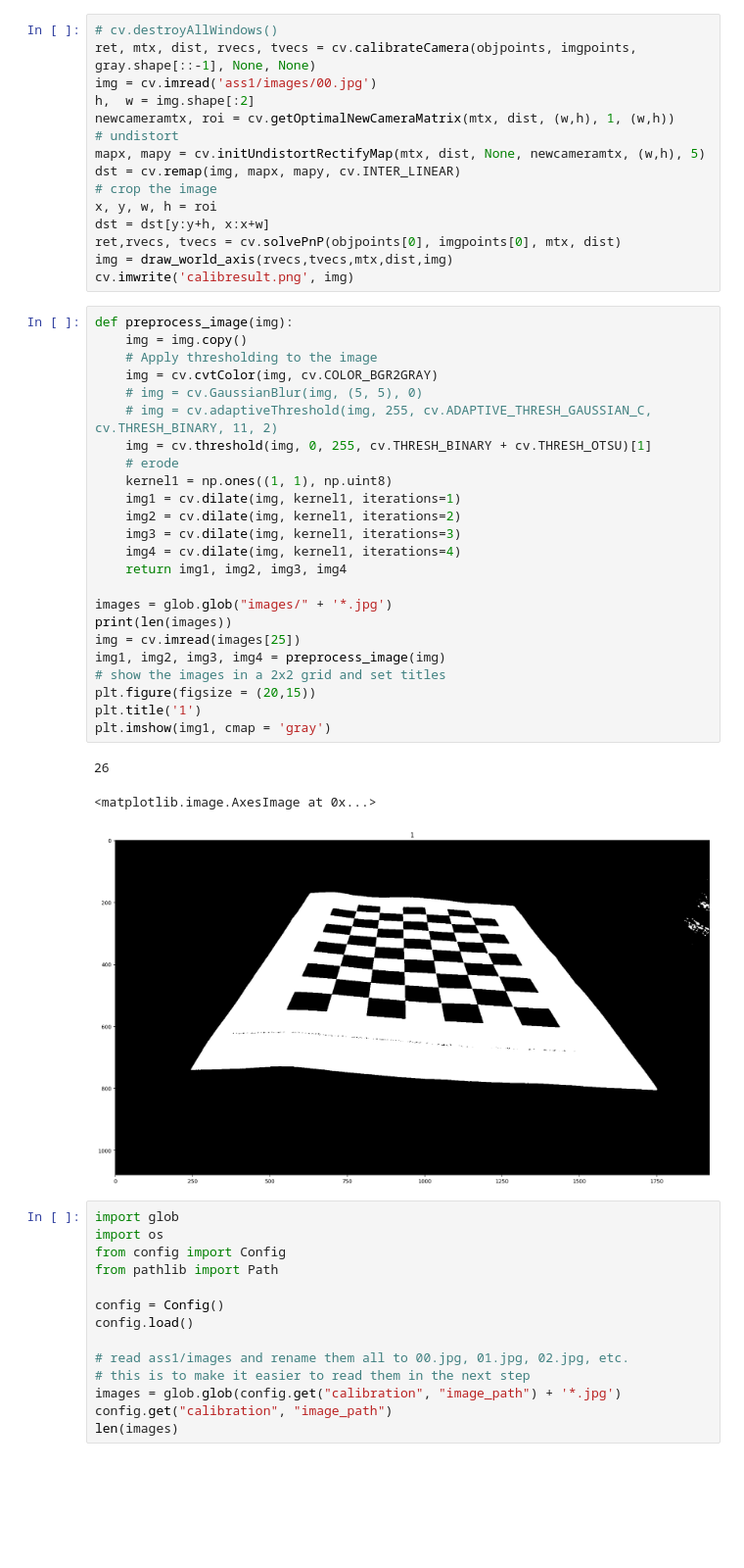
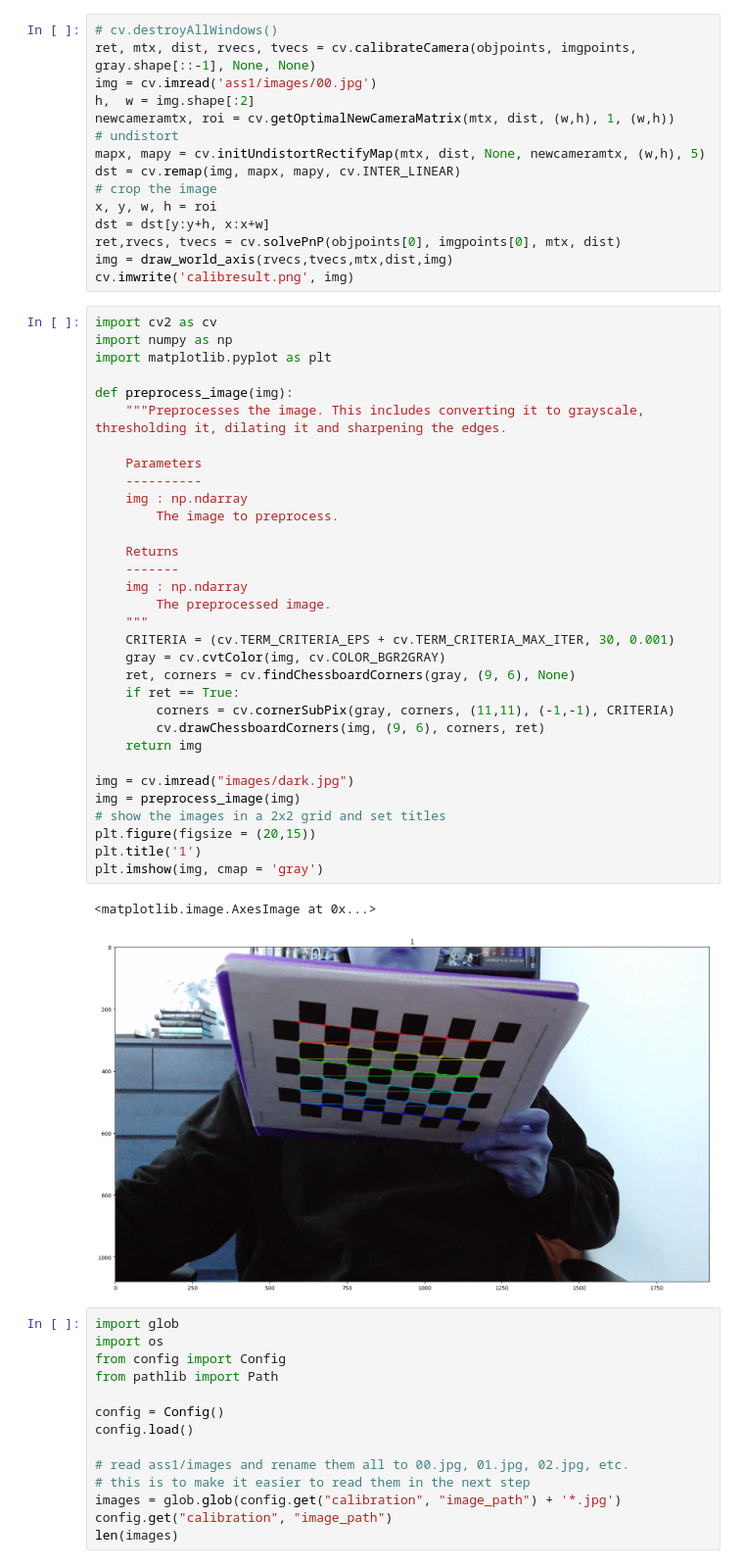
Before and after one commit to FunnyPocketBook/infocv, a Jupyter notebook: ass1/main.ipynb, the cells around one changed output. Shown at 98% size. Cells and saved outputs as stored; diff of their text form; blank space fills up the shorter version.

```diff
--- a/ass1/main.ipynb
+++ b/ass1/main.ipynb
@@ -203,34 +203,41 @@ dst = dst[y:y+h, x:x+w]
 ret,rvecs, tvecs = cv.solvePnP(objpoints[0], imgpoints[0], mtx, dist)
 img = draw_world_axis(rvecs,tvecs,mtx,dist,img)
 cv.imwrite('calibresult.png', img)
-# %%
-def preprocess_image(img):
-    img = img.copy()
-    # Apply thresholding to the image
-    img = cv.cvtColor(img, cv.COLOR_BGR2GRAY)
-    # img = cv.GaussianBlur(img, (5, 5), 0)
-    # img = cv.adaptiveThreshold(img, 255, cv.ADAPTIVE_THRESH_GAUSSIAN_C, cv.THRESH_BINARY, 11, 2)
-    img = cv.threshold(img, 0, 255, cv.THRESH_BINARY + cv.THRESH_OTSU)[1]
-    # erode
-    kernel1 = np.ones((1, 1), np.uint8)
-    img1 = cv.dilate(img, kernel1, iterations=1)
-    img2 = cv.dilate(img, kernel1, iterations=2)
-    img3 = cv.dilate(img, kernel1, iterations=3)
-    img4 = cv.dilate(img, kernel1, iterations=4)
-    return img1, img2, img3, img4
-
-images = glob.glob("images/" + '*.jpg')
-print(len(images))
-img = cv.imread(images[25])
-img1, img2, img3, img4 = preprocess_image(img)
-# show the images in a 2x2 grid and set titles
-plt.figure(figsize = (20,15))
-plt.title('1')
-plt.imshow(img1, cmap = 'gray')
-# %% [output]
-26
-<matplotlib.image.AxesImage at 0x...>
-[figure, removed]
+# %%
+import cv2 as cv
+import numpy as np
+import matplotlib.pyplot as plt
+
+def preprocess_image(img):
+    """Preprocesses the image. This includes converting it to grayscale, thresholding it, dilating it and sharpening the edges.
+
+    Parameters
+    ----------
+    img : np.ndarray
+        The image to preprocess.
+
+    Returns
+    -------
+    img : np.ndarray
+        The preprocessed image.
+    """
+    CRITERIA = (cv.TERM_CRITERIA_EPS + cv.TERM_CRITERIA_MAX_ITER, 30, 0.001)
+    gray = cv.cvtColor(img, cv.COLOR_BGR2GRAY)
+    ret, corners = cv.findChessboardCorners(gray, (9, 6), None)
+    if ret == True:
+        corners = cv.cornerSubPix(gray, corners, (11,11), (-1,-1), CRITERIA)
+        cv.drawChessboardCorners(img, (9, 6), corners, ret)
+    return img
+
+img = cv.imread("images/dark.jpg")
+img = preprocess_image(img)
+# show the images in a 2x2 grid and set titles
+plt.figure(figsize = (20,15))
+plt.title('1')
+plt.imshow(img, cmap = 'gray')
+# %% [output]
+<matplotlib.image.AxesImage at 0x...>
+[figure, added]
 # %%
 import glob
 import os
```
Also changed, not shown: 4 other files.
